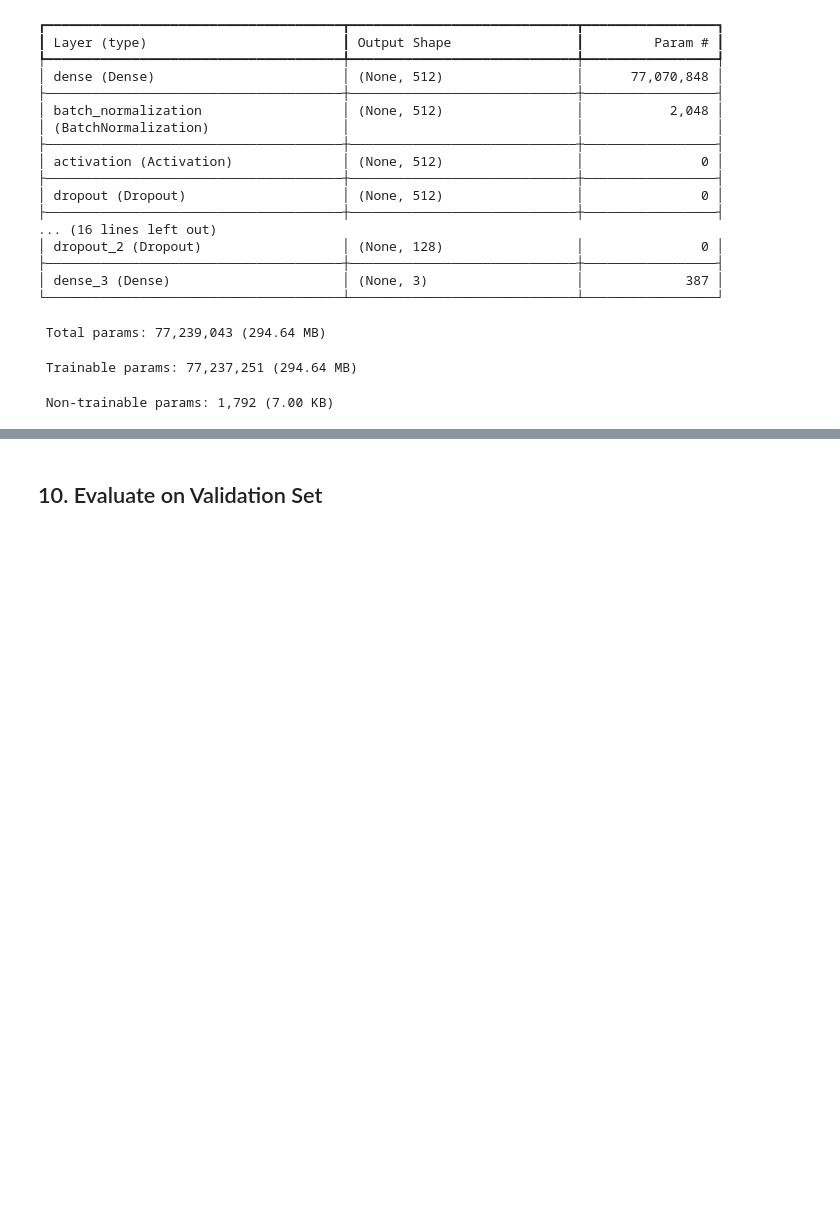
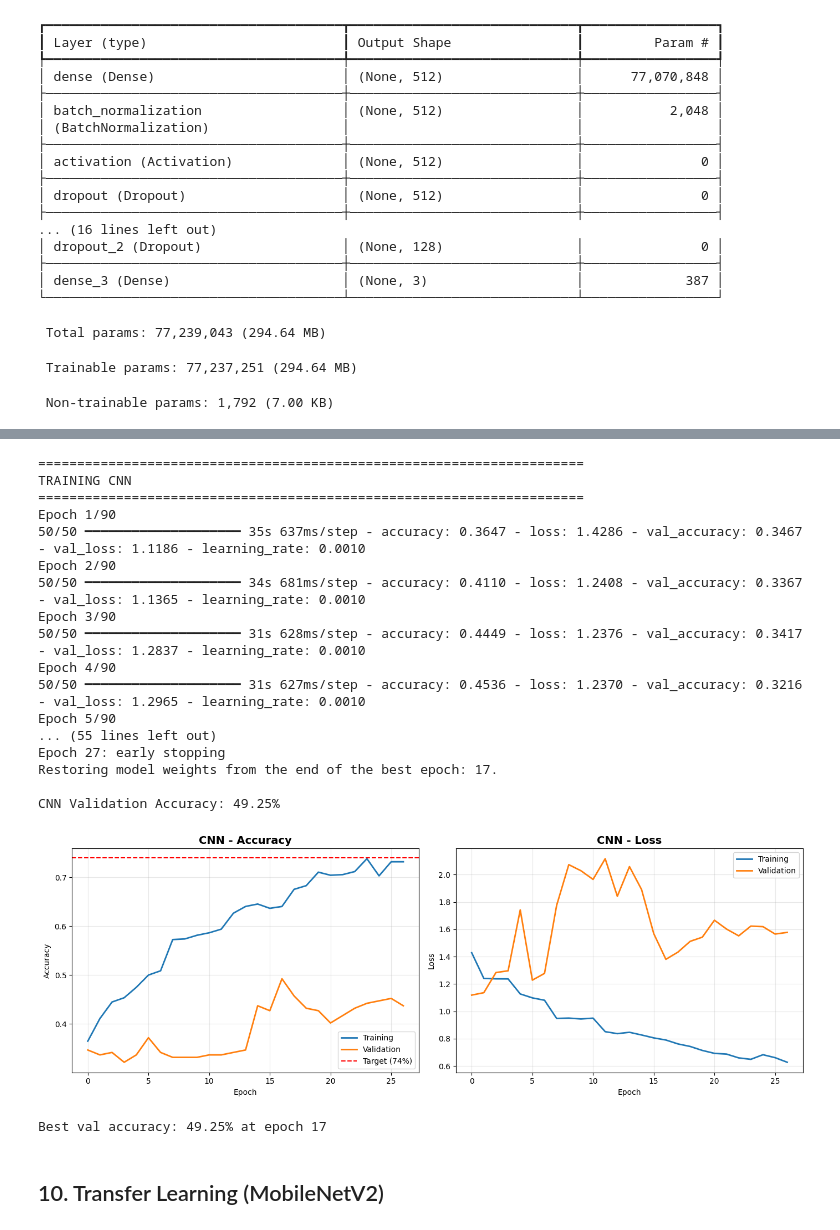
Before and after one commit to arberzylyftari/rps-project, a Jupyter notebook: notebooks/RockPaperScissors_FFNN.ipynb, the cells around one changed output, grey strips where cells are left out. Drawn from its saved outputs; the diff is of its cells as text; code cells hidden in the pictures; blank space fills up the shorter version.

```diff
--- a/notebooks/RockPaperScissors_FFNN.ipynb
+++ b/notebooks/RockPaperScissors_FFNN.ipynb
@@ -265,19 +384,4 @@ Callbacks configured
 # %%
-print("="*70)
-print("TRAINING MLP MODEL")
-print("="*70)
-print(f"Target: ≥74% validation accuracy\n")
-
-history = mlp_model.fit(
-    X_train_flat, y_train,
-    validation_data=(X_val_flat, y_val),
-    epochs=EPOCHS,
-    batch_size=BATCH_SIZE,
-    callbacks=callbacks,
-    verbose=1
-)
-
-print("\n" + "="*70)
-print("TRAINING COMPLETE!")
-print("="*70)
+cnn_model = build_cnn_model((IMG_H, IMG_W, 3), NUM_CLASSES)
+cnn_model.summary()
 # %% [output]
@@ -301,3 +409,43 @@ TRAINING COMPLETE!
+# %%
+compile_model(cnn_model)
+callbacks_cnn = get_callbacks()
+
+print("="*70)
+print("TRAINING CNN")
+print("="*70)
+
+history_cnn = cnn_model.fit(
+    X_train, y_train,
+    validation_data=(X_val, y_val),
+    epochs=EPOCHS,
+    batch_size=BATCH_SIZE,
+    callbacks=callbacks_cnn,
+    verbose=1
+)
+
+_, cnn_val_acc = cnn_model.evaluate(X_val, y_val, verbose=0)
+print(f"\nCNN Validation Accuracy: {cnn_val_acc:.2%}")
+plot_history(history_cnn, title="CNN")
+# %% [output]
+======================================================================
+TRAINING CNN
+======================================================================
+Epoch 1/90
+50/50 ━━━━━━━━━━━━━━━━━━━━ 35s 637ms/step - accuracy: 0.3647 - loss: 1.4286 - val_accuracy: 0.3467 - val_loss: 1.1186 - learning_rate: 0.0010
+Epoch 2/90
+50/50 ━━━━━━━━━━━━━━━━━━━━ 34s 681ms/step - accuracy: 0.4110 - loss: 1.2408 - val_accuracy: 0.3367 - val_loss: 1.1365 - learning_rate: 0.0010
+Epoch 3/90
+50/50 ━━━━━━━━━━━━━━━━━━━━ 31s 628ms/step - accuracy: 0.4449 - loss: 1.2376 - val_accuracy: 0.3417 - val_loss: 1.2837 - learning_rate: 0.0010
+Epoch 4/90
+50/50 ━━━━━━━━━━━━━━━━━━━━ 31s 627ms/step - accuracy: 0.4536 - loss: 1.2370 - val_accuracy: 0.3216 - val_loss: 1.2965 - learning_rate: 0.0010
+Epoch 5/90
+... (55 lines left out)
+Epoch 27: early stopping
+Restoring model weights from the end of the best epoch: 17.
+
+CNN Validation Accuracy: 49.25%
+[figure, added]
+Best val accuracy: 49.25% at epoch 17
 # %% [markdown]
-## 10. Evaluate on Validation Set
+## 10. Transfer Learning (MobileNetV2)
 # %%
```
Also changed, not shown: parts of 40 cells of this notebook, 1 other file.
